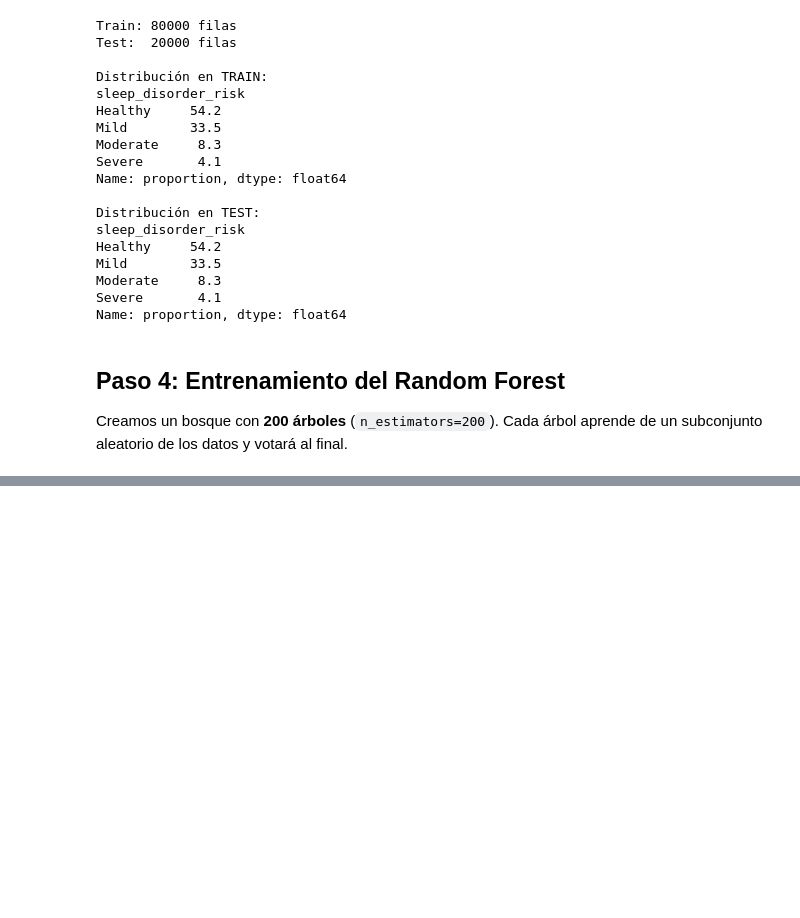
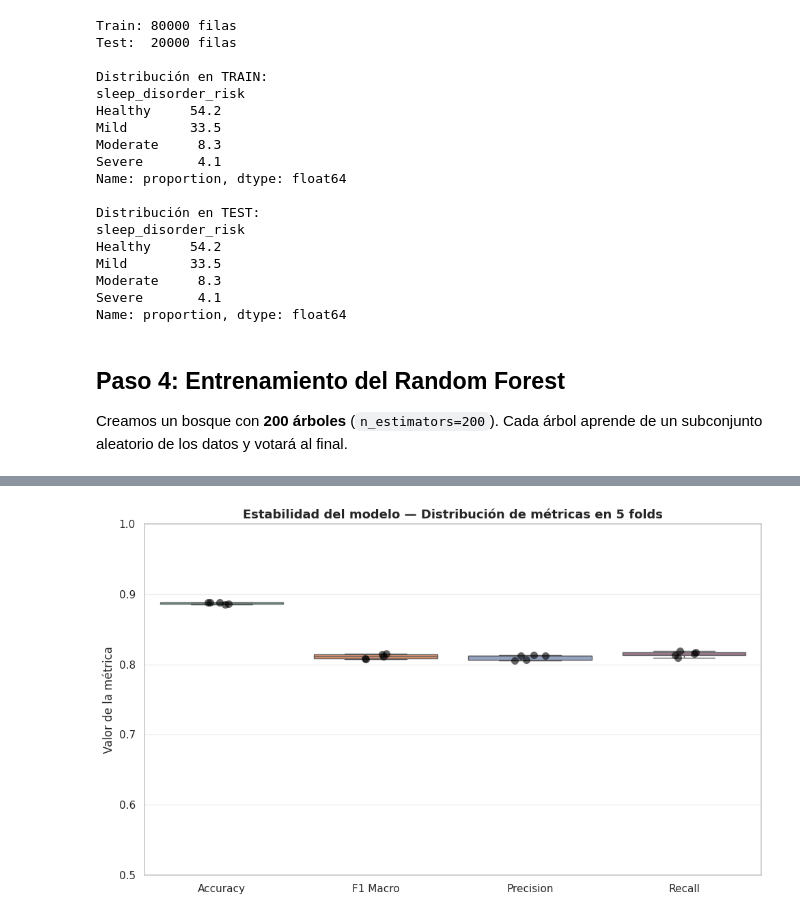
Before and after one commit to R3vival/Intro_Ciencia_De_Datos_Trabajo, a Jupyter notebook: Trabajo_Final_Intro_DC.ipynb, the cells around one changed output, grey strips where cells are left out. Saved outputs shown, nothing was run; the diff lists cells and outputs as text; code cells hidden in the pictures; blank space fills up the shorter version.

```diff
--- a/Trabajo_Final_Intro_DC.ipynb
+++ b/Trabajo_Final_Intro_DC.ipynb
@@ -825,0 +1092,26 @@ Accuracy en TEST: 0.8878
+# %%
+# ---------------------------------------------------------
+# Gráfica de boxplot de los 5 folds
+# ---------------------------------------------------------
+fig, ax = plt.subplots(figsize=(10, 6))
+
+data_plot = pd.DataFrame({
+    'Accuracy': cv_results['test_accuracy'],
+    'F1 Macro': cv_results['test_f1_macro'],
+    'Precision': cv_results['test_precision_macro'],
+    'Recall': cv_results['test_recall_macro']
+})
+
+sns.boxplot(data=data_plot, ax=ax, palette='Set2')
+sns.stripplot(data=data_plot, ax=ax, color='black', size=8, alpha=0.6)
+
+ax.set_title('Estabilidad del modelo — Distribución de métricas en 5 folds',
+             fontsize=13, fontweight='bold')
+ax.set_ylabel('Valor de la métrica')
+ax.set_ylim(0.5, 1.0)
+ax.grid(axis='y', alpha=0.3)
+
+plt.tight_layout()
+plt.show()
+# %% [output]
+[figure, added]
```
Also changed, not shown: parts of 21 cells of this notebook.
